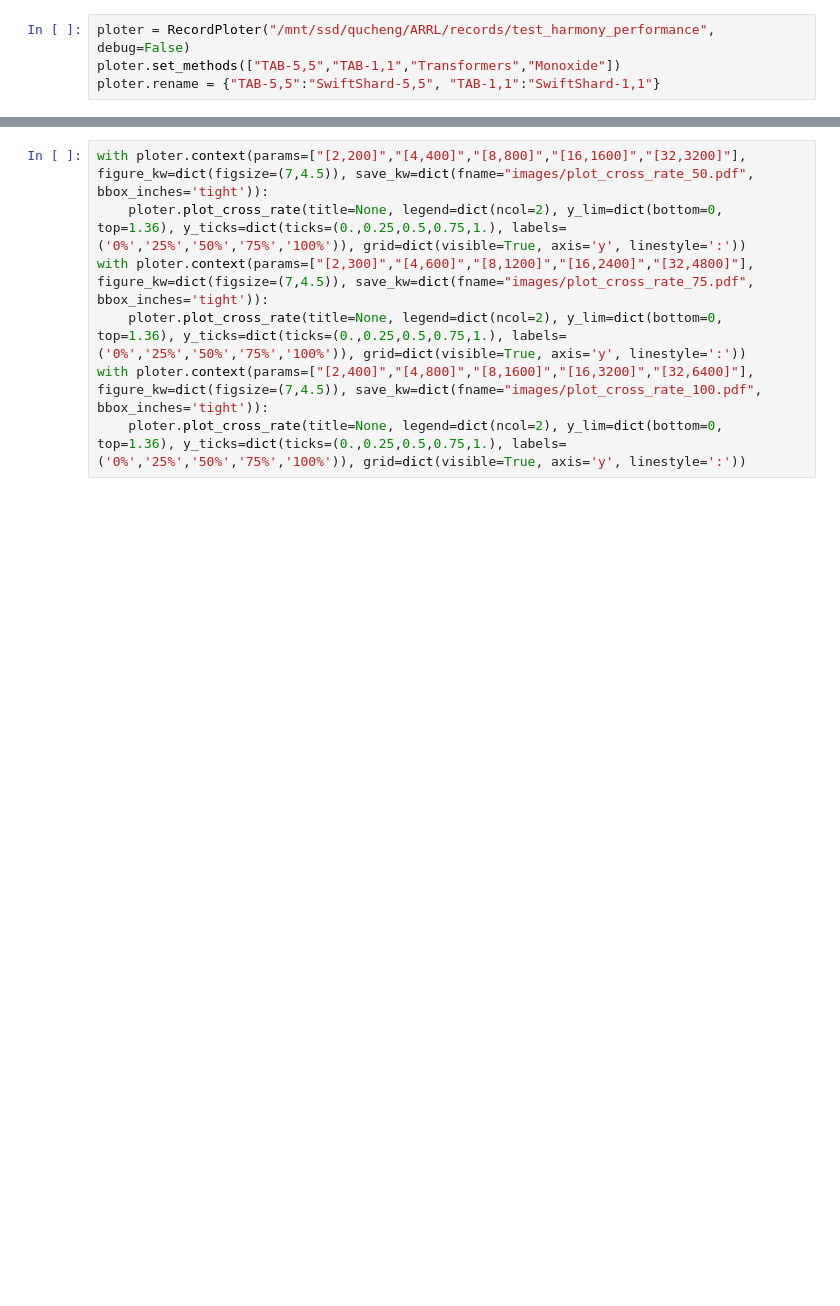
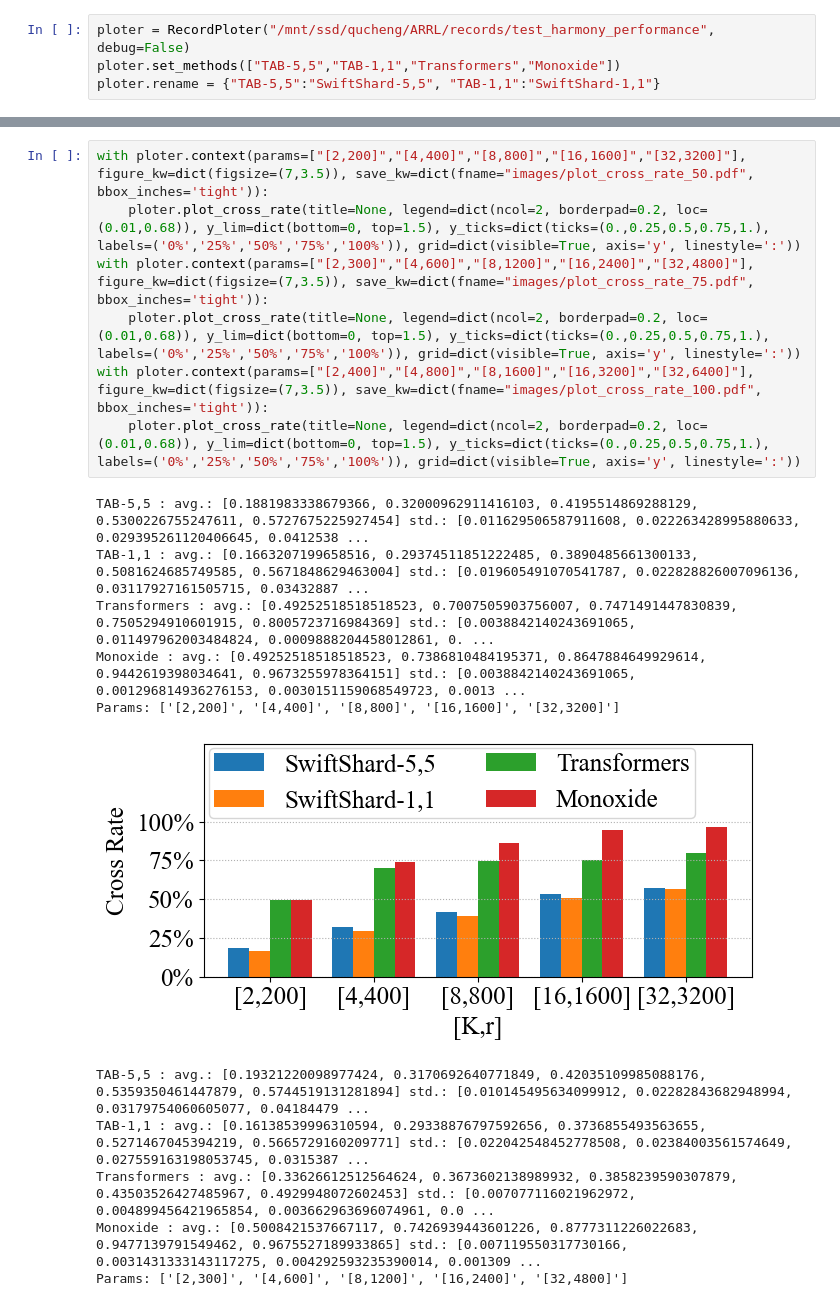
Before and after one commit to qucheng-ustc/TAB, a Jupyter notebook: plot_for_paper.ipynb, the cells around one changed output, grey strips where cells are left out. Cells and saved outputs as stored; diff of their text form; blank space fills up the shorter version.

```diff
--- a/plot_for_paper.ipynb
+++ b/plot_for_paper.ipynb
@@ -52,7 +207,19 @@ with ploter.context(params=["[2,400]","[4,800]","[8,1600]","[16,3200]","[32,6400
 # %%
-with ploter.context(params=["[2,200]","[4,400]","[8,800]","[16,1600]","[32,3200]"], figure_kw=dict(figsize=(7,4.5)), save_kw=dict(fname="images/plot_cross_rate_50.pdf", bbox_inches='tight')):
-    ploter.plot_cross_rate(title=None, legend=dict(ncol=2), y_lim=dict(bottom=0, top=1.36), y_ticks=dict(ticks=(0.,0.25,0.5,0.75,1.), labels=('0%','25%','50%','75%','100%')), grid=dict(visible=True, axis='y', linestyle=':'))
-with ploter.context(params=["[2,300]","[4,600]","[8,1200]","[16,2400]","[32,4800]"], figure_kw=dict(figsize=(7,4.5)), save_kw=dict(fname="images/plot_cross_rate_75.pdf", bbox_inches='tight')):
-    ploter.plot_cross_rate(title=None, legend=dict(ncol=2), y_lim=dict(bottom=0, top=1.36), y_ticks=dict(ticks=(0.,0.25,0.5,0.75,1.), labels=('0%','25%','50%','75%','100%')), grid=dict(visible=True, axis='y', linestyle=':'))
-with ploter.context(params=["[2,400]","[4,800]","[8,1600]","[16,3200]","[32,6400]"], figure_kw=dict(figsize=(7,4.5)), save_kw=dict(fname="images/plot_cross_rate_100.pdf", bbox_inches='tight')):
-    ploter.plot_cross_rate(title=None, legend=dict(ncol=2), y_lim=dict(bottom=0, top=1.36), y_ticks=dict(ticks=(0.,0.25,0.5,0.75,1.), labels=('0%','25%','50%','75%','100%')), grid=dict(visible=True, axis='y', linestyle=':'))
+with ploter.context(params=["[2,200]","[4,400]","[8,800]","[16,1600]","[32,3200]"], figure_kw=dict(figsize=(7,3.5)), save_kw=dict(fname="images/plot_cross_rate_50.pdf", bbox_inches='tight')):
+    ploter.plot_cross_rate(title=None, legend=dict(ncol=2, borderpad=0.2, loc=(0.01,0.68)), y_lim=dict(bottom=0, top=1.5), y_ticks=dict(ticks=(0.,0.25,0.5,0.75,1.), labels=('0%','25%','50%','75%','100%')), grid=dict(visible=True, axis='y', linestyle=':'))
+with ploter.context(params=["[2,300]","[4,600]","[8,1200]","[16,2400]","[32,4800]"], figure_kw=dict(figsize=(7,3.5)), save_kw=dict(fname="images/plot_cross_rate_75.pdf", bbox_inches='tight')):
+    ploter.plot_cross_rate(title=None, legend=dict(ncol=2, borderpad=0.2, loc=(0.01,0.68)), y_lim=dict(bottom=0, top=1.5), y_ticks=dict(ticks=(0.,0.25,0.5,0.75,1.), labels=('0%','25%','50%','75%','100%')), grid=dict(visible=True, axis='y', linestyle=':'))
+with ploter.context(params=["[2,400]","[4,800]","[8,1600]","[16,3200]","[32,6400]"], figure_kw=dict(figsize=(7,3.5)), save_kw=dict(fname="images/plot_cross_rate_100.pdf", bbox_inches='tight')):
+    ploter.plot_cross_rate(title=None, legend=dict(ncol=2, borderpad=0.2, loc=(0.01,0.68)), y_lim=dict(bottom=0, top=1.5), y_ticks=dict(ticks=(0.,0.25,0.5,0.75,1.), labels=('0%','25%','50%','75%','100%')), grid=dict(visible=True, axis='y', linestyle=':'))
+# %% [output]
+TAB-5,5 : avg.: [0.1881983338679366, 0.32000962911416103, 0.4195514869288129, 0.5300226755247611, 0.5727675225927454] std.: [0.011629506587911608, 0.022263428995880633, 0.029395261120406645, 0.0412538 ...
+TAB-1,1 : avg.: [0.1663207199658516, 0.29374511851222485, 0.3890485661300133, 0.5081624685749585, 0.5671848629463004] std.: [0.019605491070541787, 0.022828826007096136, 0.03117927161505715, 0.03432887 ...
+Transformers : avg.: [0.49252518518518523, 0.7007505903756007, 0.7471491447830839, 0.7505294910601915, 0.8005723716984369] std.: [0.0038842140243691065, 0.011497962003484824, 0.0009888204458012861, 0. ...
+Monoxide : avg.: [0.49252518518518523, 0.7386810484195371, 0.8647884649929614, 0.9442619398034641, 0.9673255978364151] std.: [0.0038842140243691065, 0.001296814936276153, 0.0030151159068549723, 0.0013 ...
+Params: ['[2,200]', '[4,400]', '[8,800]', '[16,1600]', '[32,3200]']
+[figure, added]
+TAB-5,5 : avg.: [0.19321220098977424, 0.3170692640771849, 0.42035109985088176, 0.5359350461447879, 0.5744519131281894] std.: [0.010145495634099912, 0.02282843682948994, 0.03179754060605077, 0.04184479 ...
+TAB-1,1 : avg.: [0.16138539996310594, 0.29338876797592656, 0.3736855493563655, 0.5271467045394219, 0.5665729160209771] std.: [0.022042548452778508, 0.02384003561574649, 0.027559163198053745, 0.0315387 ...
+Transformers : avg.: [0.33626612512564624, 0.3673602138989932, 0.3858239590307879, 0.43503526427485967, 0.4929948072602453] std.: [0.007077116021962972, 0.004899456421965854, 0.003662963696074961, 0.0 ...
+Monoxide : avg.: [0.5008421537667117, 0.7426939443601226, 0.8777311226022683, 0.9477139791549462, 0.9675527189933865] std.: [0.007119550317730166, 0.0031431333143117275, 0.004292593235390014, 0.001309 ...
+Params: ['[2,300]', '[4,600]', '[8,1200]', '[16,2400]', '[32,4800]']
```
Also changed, not shown: parts of 9 cells of this notebook, 26 other files.
